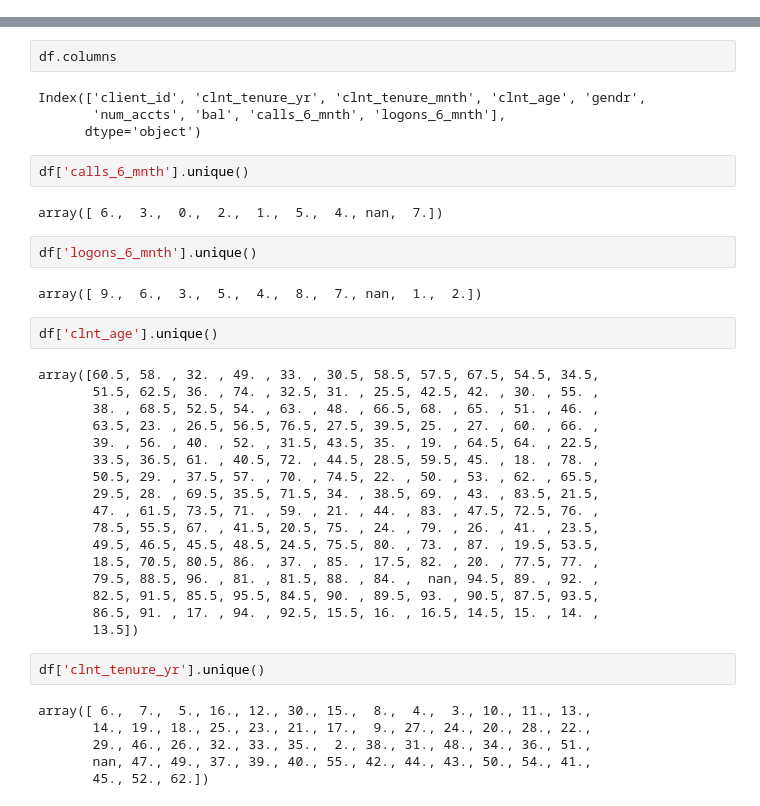
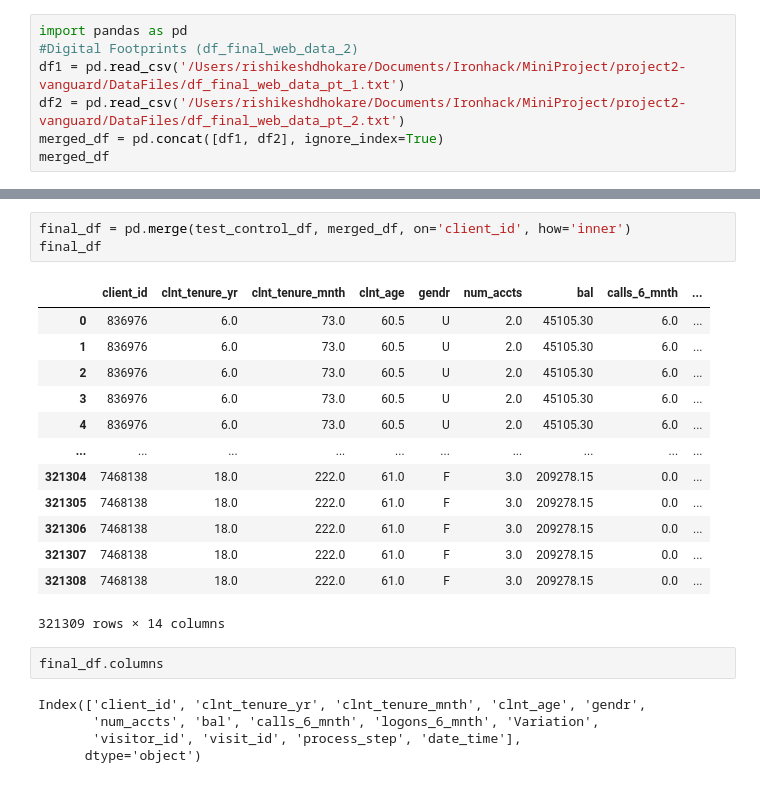
Before and after one commit to mirajkarsneha/vanguard-ab-test, a Jupyter notebook: data_cleaning.ipynb, the cells around one changed output, grey strips where cells are left out. Saved outputs shown, nothing was run; the diff lists cells and outputs as text.

```diff
--- a/data_cleaning.ipynb
+++ b/data_cleaning.ipynb
@@ -30,0 +99,7 @@ df
+# %%
+import pandas as pd
+#Digital Footprints (df_final_web_data_2)
+df1 = pd.read_csv('/Users/rishikeshdhokare/Documents/Ironhack/MiniProject/project2-vanguard/DataFiles/df_final_web_data_pt_1.txt')
+df2 = pd.read_csv('/Users/rishikeshdhokare/Documents/Ironhack/MiniProject/project2-vanguard/DataFiles/df_final_web_data_pt_2.txt')
+merged_df = pd.concat([df1, df2], ignore_index=True)
+merged_df
@@ -31,41 +120,24 @@ df
+# %%
+final_df = pd.merge(test_control_df, merged_df, on='client_id', how='inner')
+final_df
+# %% [output]
+|  | client_id | clnt_tenure_yr | clnt_tenure_mnth | clnt_age | gendr | num_accts | bal | calls_6_mnth | ... |
+| 0 | 836976 | 6.0 | 73.0 | 60.5 | U | 2.0 | 45105.30 | 6.0 | ... |
+| 1 | 836976 | 6.0 | 73.0 | 60.5 | U | 2.0 | 45105.30 | 6.0 | ... |
+| 2 | 836976 | 6.0 | 73.0 | 60.5 | U | 2.0 | 45105.30 | 6.0 | ... |
+| 3 | 836976 | 6.0 | 73.0 | 60.5 | U | 2.0 | 45105.30 | 6.0 | ... |
+| 4 | 836976 | 6.0 | 73.0 | 60.5 | U | 2.0 | 45105.30 | 6.0 | ... |
+| ... | ... | ... | ... | ... | ... | ... | ... | ... | ... |
+| 321304 | 7468138 | 18.0 | 222.0 | 61.0 | F | 3.0 | 209278.15 | 0.0 | ... |
+| 321305 | 7468138 | 18.0 | 222.0 | 61.0 | F | 3.0 | 209278.15 | 0.0 | ... |
+| 321306 | 7468138 | 18.0 | 222.0 | 61.0 | F | 3.0 | 209278.15 | 0.0 | ... |
+| 321307 | 7468138 | 18.0 | 222.0 | 61.0 | F | 3.0 | 209278.15 | 0.0 | ... |
+| 321308 | 7468138 | 18.0 | 222.0 | 61.0 | F | 3.0 | 209278.15 | 0.0 | ... |
+321309 rows × 14 columns
 # %%
-df.columns
+final_df.columns
 # %% [output]
 Index(['client_id', 'clnt_tenure_yr', 'clnt_tenure_mnth', 'clnt_age', 'gendr',
-       'num_accts', 'bal', 'calls_6_mnth', 'logons_6_mnth'],
+       'num_accts', 'bal', 'calls_6_mnth', 'logons_6_mnth', 'Variation',
+       'visitor_id', 'visit_id', 'process_step', 'date_time'],
       dtype='object')
-# %%
-df['calls_6_mnth'].unique()
-# %% [output]
-array([ 6.,  3.,  0.,  2.,  1.,  5.,  4., nan,  7.])
-# %%
-df['logons_6_mnth'].unique()
-# %% [output]
-array([ 9.,  6.,  3.,  5.,  4.,  8.,  7., nan,  1.,  2.])
-# %%
-df['clnt_age'].unique()
-# %% [output]
-array([60.5, 58. , 32. , 49. , 33. , 30.5, 58.5, 57.5, 67.5, 54.5, 34.5,
-       51.5, 62.5, 36. , 74. , 32.5, 31. , 25.5, 42.5, 42. , 30. , 55. ,
-       38. , 68.5, 52.5, 54. , 63. , 48. , 66.5, 68. , 65. , 51. , 46. ,
-       63.5, 23. , 26.5, 56.5, 76.5, 27.5, 39.5, 25. , 27. , 60. , 66. ,
-       39. , 56. , 40. , 52. , 31.5, 43.5, 35. , 19. , 64.5, 64. , 22.5,
-       33.5, 36.5, 61. , 40.5, 72. , 44.5, 28.5, 59.5, 45. , 18. , 78. ,
-       50.5, 29. , 37.5, 57. , 70. , 74.5, 22. , 50. , 53. , 62. , 65.5,
-       29.5, 28. , 69.5, 35.5, 71.5, 34. , 38.5, 69. , 43. , 83.5, 21.5,
-       47. , 61.5, 73.5, 71. , 59. , 21. , 44. , 83. , 47.5, 72.5, 76. ,
-       78.5, 55.5, 67. , 41.5, 20.5, 75. , 24. , 79. , 26. , 41. , 23.5,
-       49.5, 46.5, 45.5, 48.5, 24.5, 75.5, 80. , 73. , 87. , 19.5, 53.5,
-       18.5, 70.5, 80.5, 86. , 37. , 85. , 17.5, 82. , 20. , 77.5, 77. ,
-       79.5, 88.5, 96. , 81. , 81.5, 88. , 84. ,  nan, 94.5, 89. , 92. ,
-       82.5, 91.5, 85.5, 95.5, 84.5, 90. , 89.5, 93. , 90.5, 87.5, 93.5,
-       86.5, 91. , 17. , 94. , 92.5, 15.5, 16. , 16.5, 14.5, 15. , 14. ,
-       13.5])
-# %%
-df['clnt_tenure_yr'].unique()
-# %% [output]
-array([ 6.,  7.,  5., 16., 12., 30., 15.,  8.,  4.,  3., 10., 11., 13.,
-       14., 19., 18., 25., 23., 21., 17.,  9., 27., 24., 20., 28., 22.,
-       29., 46., 26., 32., 33., 35.,  2., 38., 31., 48., 34., 36., 51.,
-       nan, 47., 49., 37., 39., 40., 55., 42., 44., 43., 50., 54., 41.,
-       45., 52., 62.])
```
Also changed, not shown: parts of 19 cells of this notebook.
